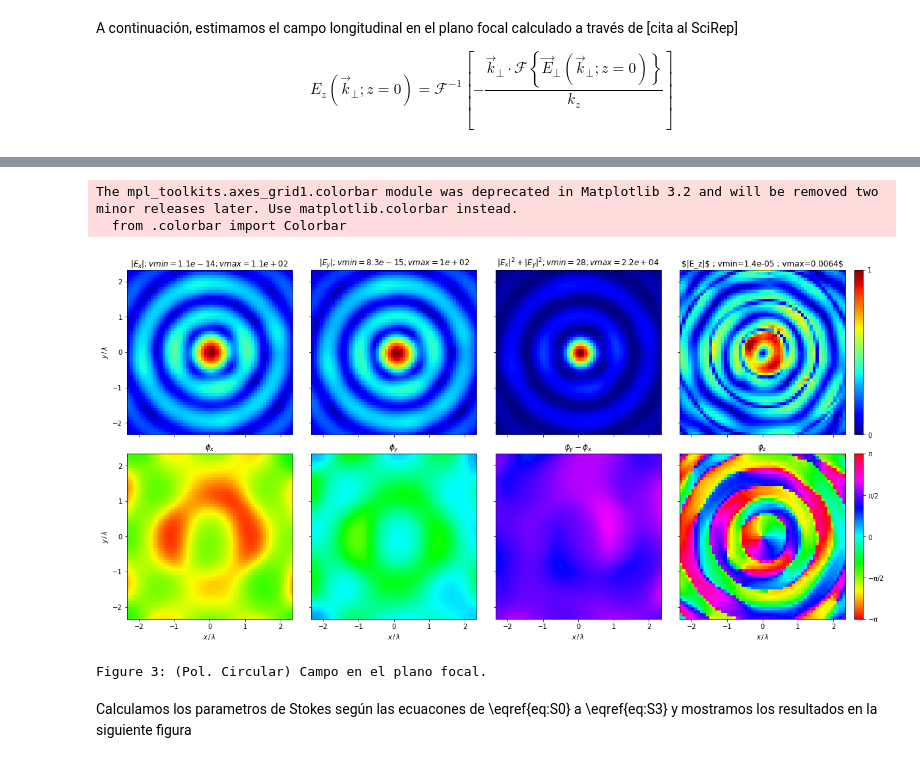
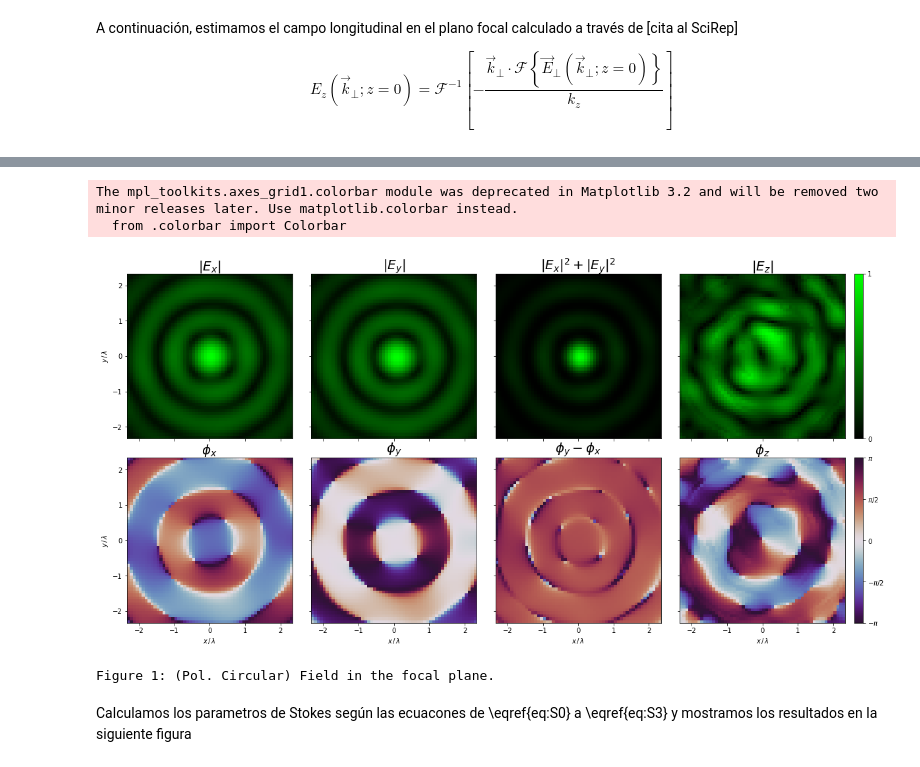
Before and after one commit to WavefrontEngUB/localStokes, a Jupyter notebook: Report.ipynb, the cells around one changed output, grey strips where cells are left out. Cells and saved outputs as stored; diff of their text form; code cells hidden in the pictures.

```diff
--- a/Report.ipynb
+++ b/Report.ipynb
@@ -37,12 +37,10 @@
 import os, sys
 import numpy as np
 import matplotlib.pyplot as plt
-import matplotlib.ticker as ticker
 from pathlib import Path
-from mpl_toolkits.axes_grid1 import ImageGrid
 
 fig_num = 0  # Figures counter
-verbose = 2  # 0: No figures ; 1: Only relevant figures ; 2: All checks included
+verbose = 1  # 0: No figures ; 1: Only relevant figures ; 2: All checks included
 # %%
 # If this code is gotten alone, libs are missing.
 #   Cloning them... in a future, this can be done by a "!pip install waveng_stokes3d"
@@ -96,3 +74,24 @@ p_eff = pixel_size/M/lamb
+# %%
+usaf_goup = 7
+usaf_element = 1
+line_pair_resolution = int(2**(usaf_goup+(usaf_element-1)/6))
+pair_size_pixels = 180  # check the line separation in figure below (verbose>1)
+
+pixel_size = 1e3 / pair_size_pixels / line_pair_resolution  # 1000 / pair_size_pixels / line_pair_resolution => um
+lamb = 520e-3  # mm
+M = 1  # magnification (obsolete)
+p_eff = pixel_size / M  # um
+
+if verbose > 1:
+    plt.figure(figsize=(10,30))
+    plt.imshow(plt.imread(Path("data")/"scale.png"))
+    plt.show()
+    fig_num = utils.print_fig(f'Resolution test [1951USAF]: '
+                              f'Group {usaf_goup}, Element {usaf_element} = '
+                              f'{line_pair_resolution}/mm', fig_num)
+    print(f"pixel_size = 1e3 / pair_size_pixels / line_pair_resolution = "
+          f"1000 / {pair_size_pixels} / {line_pair_resolution} = "
+          f"{pixel_size:.3f} um/pixel")
 # %% [markdown]
 # Stokes 3D  sobre una superficie que contiene el campo electrico en todo momento.
 
@@ -287,3 +258,7 @@ Figure 1: (Circular) The raw data of the retrieved transversal component.
+# %%
+# This cell is just to check raw retrieved data
+fig_num = utils.plot_raw_trans_field(circ_Ex, circ_Ey, label="Circular",
+                                     fig_num=fig_num) if verbose > 1 else fig_num
 # %% [markdown]
 A continuación, estimamos el campo longitudinal en el plano focal calculado a través de [cita al SciRep]
 
@@ -404,12 +269,18 @@ def plot_fields(Ax, phx, Ay, phy, Az, phz, trim=None, label=""):
-# %%
-plot_fields(np.abs(circ_Ex), np.angle(circ_Ex),
-            np.abs(circ_Ey), np.angle(circ_Ey),
-            np.abs(circ_Ez), np.angle(circ_Ez),
-            trim=int(100), label="Circular")
-# %% [output]
-The mpl_toolkits.axes_grid1.colorbar module was deprecated in Matplotlib 3.2 and will be removed two minor releases later. Use matplotlib.colorbar instead.
-  from .colorbar import Colorbar
-[figure, removed]
-Figure 3: (Pol. Circular) Campo en el plano focal.
+# %%
+_, _, circ_Ez = utils.get_z_component(circ_Ex, circ_Ey, p_eff, lamb=lamb)
+
+# This code below is just to check raw retrieved data
+fig_num = utils.plot_raw_long_field(circ_Ez, label="Circular",
+                                    fig_num=fig_num) if verbose > 1 else fig_num
+# %%
+fig_num = utils.plot_fields(circ_Ex, circ_Ey, circ_Ez, label="Circular",
+                            lamb=lamb, pixel_size=pixel_size,
+                            trim=int(100), verbose=verbose,
+                            fig_num=fig_num) if verbose else fig_num
+# %% [output]
+The mpl_toolkits.axes_grid1.colorbar module was deprecated in Matplotlib 3.2 and will be removed two minor releases later. Use matplotlib.colorbar instead.
+  from .colorbar import Colorbar
+[figure, added]
+Figure 1: (Pol. Circular) Field in the focal plane.
 # %% [markdown]
 Calculamos los parametros de Stokes según las ecuacones de \eqref{eq:S0} a \eqref{eq:S3} y mostramos los resultados en la siguiente figura
```
Also changed, not shown: parts of 26 cells of this notebook, 4 other files.
